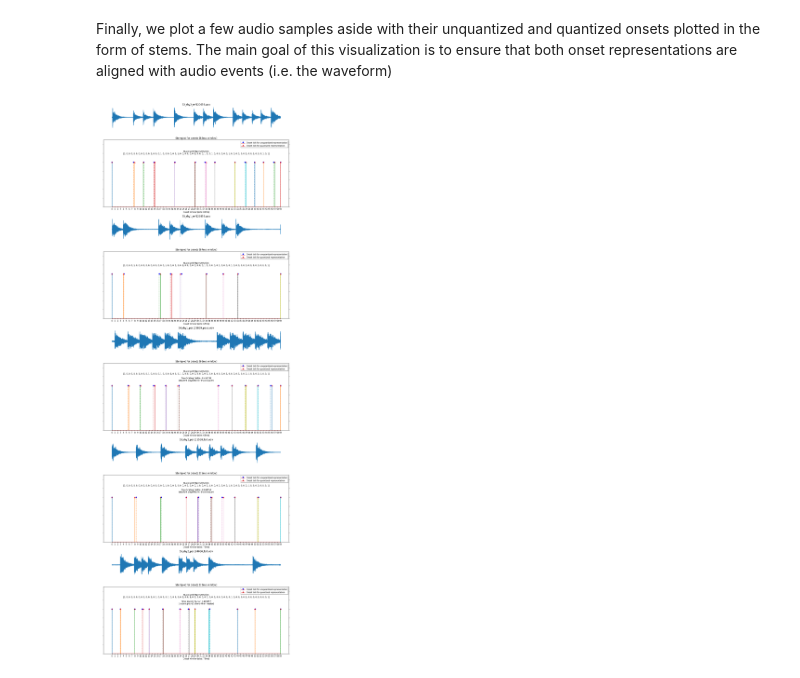
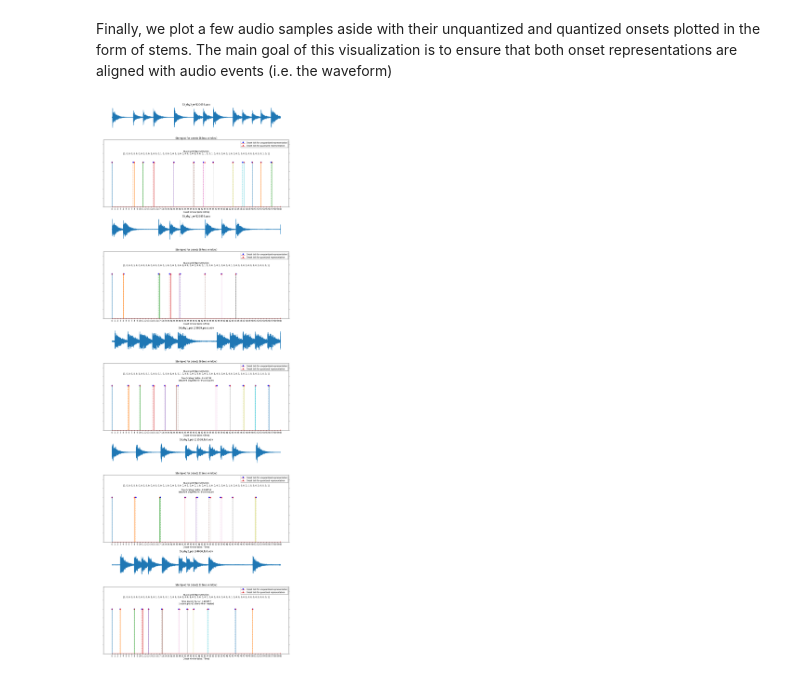
Before and after one commit to MTG/mast-rhythm-analysis, a Jupyter notebook: notebooks/PreProcessDataFromMASTDataset.ipynb, the cells around one changed output. Drawn from its saved outputs; the diff is of its cells as text; code cells hidden in the pictures.

Commit message:
discarding last onsets on stem plot

```diff
--- a/notebooks/PreProcessDataFromMASTDataset.ipynb
+++ b/notebooks/PreProcessDataFromMASTDataset.ipynb
@@ -277,41 +277,53 @@ for audio in audio_samples:
         if quantized_onsets[i]:
             quantized_stems.append(i)
 
+    quantized_stems = quantized_stems[:len(quantized_stems)-1]
+
+    # for plotting purposes
+    quantized_stems.append(60)
+
     # Calculating unquantized stems/windows/boundaries
     # e.g an onset in moment 0.95s means  beat with boundaries [0,9s - 1s] which
     # translates to window/stem 10
     unquantized_stems = [min((unquantized_onset / window_size_for_audio), ONSET_N_OF_BINS - 1) for unquantized_onset in unquantized_onsets]
+    unquantized_stems = unquantized_stems[:len(unquantized_stems)-1]
 
     axarr[idx].set_title('Stemplot for onsets (%ims window)' % int(window_size_for_audio*1000))
     axarr[idx].set_xlabel("Onset window (size: %ims)" % int(window_size_for_audio*1000))
     axarr[idx].set_xticks(range(max(max(quantized_stems), round(max(unquantized_stems))) + 1))
     axarr[idx].set_ylim(0, 1.5)
     axarr[idx].set_yticklabels([])
 
     unquantized_info = 'Quantized Representation\n%s' % str([int(x) for x in quantized_onsets])
     if 'per' in file_name:
         unquantized_info += '\n\nTime Scaling Factor: %f' % float(scaling_info[3])
         performance_speed = 'slower' if float(scaling_info[3]) > 0 else 'faster'
         unquantized_info += '\n(student played %s than master)' % performance_speed
 
     axarr[idx].text(max(max(quantized_stems), max(unquantized_stems))/2, 1.22, unquantized_info, horizontalalignment='center', verticalalignment='center')
 
     # Plotting unquantized stems
-    plot_one = axarr[idx].stem(unquantized_stems, len(unquantized_stems) * [1], linefmt='--', markerfmt='bo',label='Onset tick for unquantized representation')
+    plot_one = axarr[idx].stem(unquantized_stems,
+                               len(unquantized_stems) * [1], linefmt='--', markerfmt='bo',label='Onset tick for unquantized representation')
 
     overlapped = axarr[idx].twinx()
     overlapped.set_xticks(range(max(max(quantized_stems), round(max(unquantized_stems))) + 1))
     overlapped.set_ylim(0, 1.5)
     overlapped.set_yticklabels([])
 
-    plot_two = overlapped.stem(quantized_stems, len(quantized_stems) * [1], linefmt='-',markerfmt='r^',label='Onset tick for quantized representation')
+    # for plotting purposes
+    y_axis = (len(quantized_stems) - 1) * [1]
+    y_axis.append(0)
+
+    plot_two = overlapped.stem(quantized_stems,
+                               y_axis, linefmt='-',markerfmt='r^',label='Onset tick for quantized representation')
     # added these three lines
     plots = [plot_one, plot_two]
     labs = [plot.get_label() for plot in plots]
     axarr[idx].legend(plots, labs, loc=0, shadow=True)
 
     idx+=1
 
 f.tight_layout()
 # %% [output]
-[figure, old version]
+[figure, new version]
```
Also changed, not shown: parts of 1 cell of this notebook.
